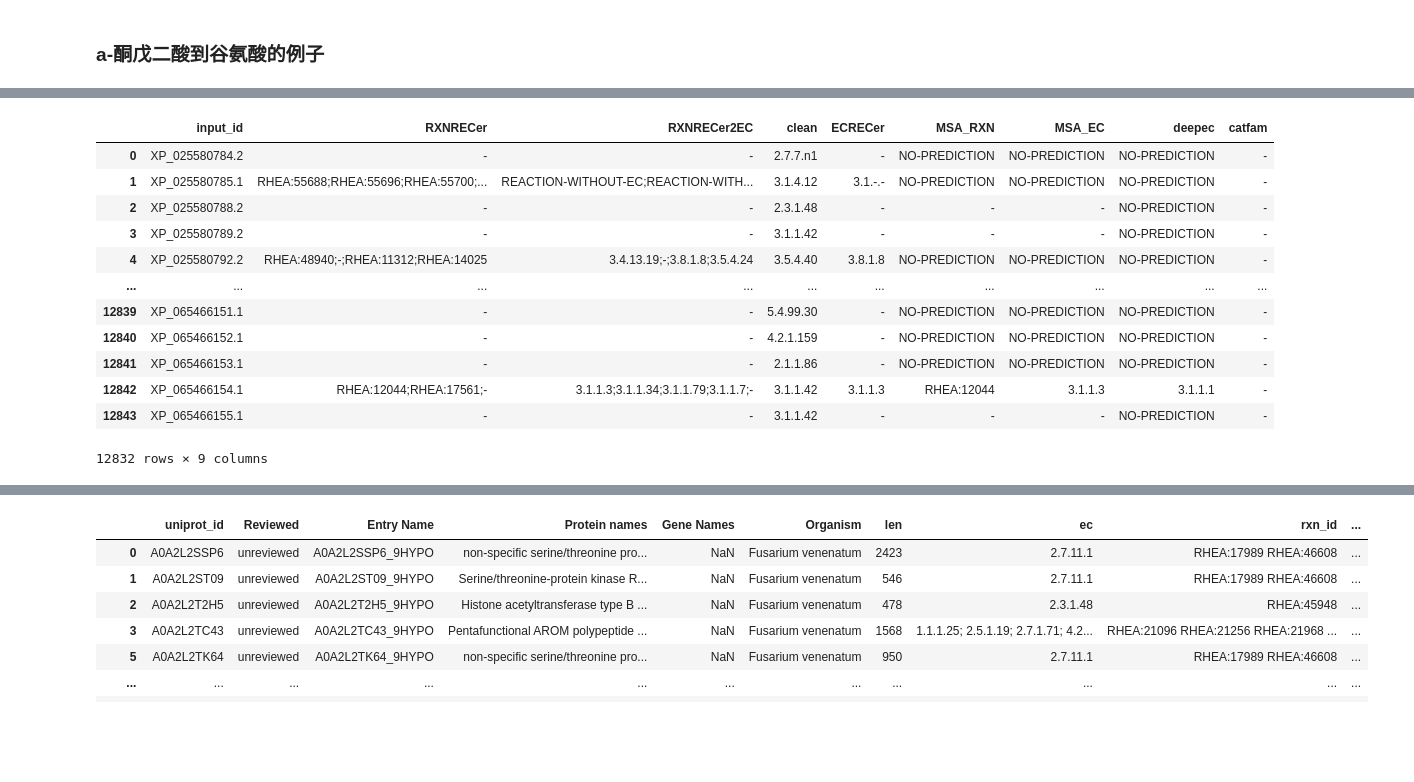
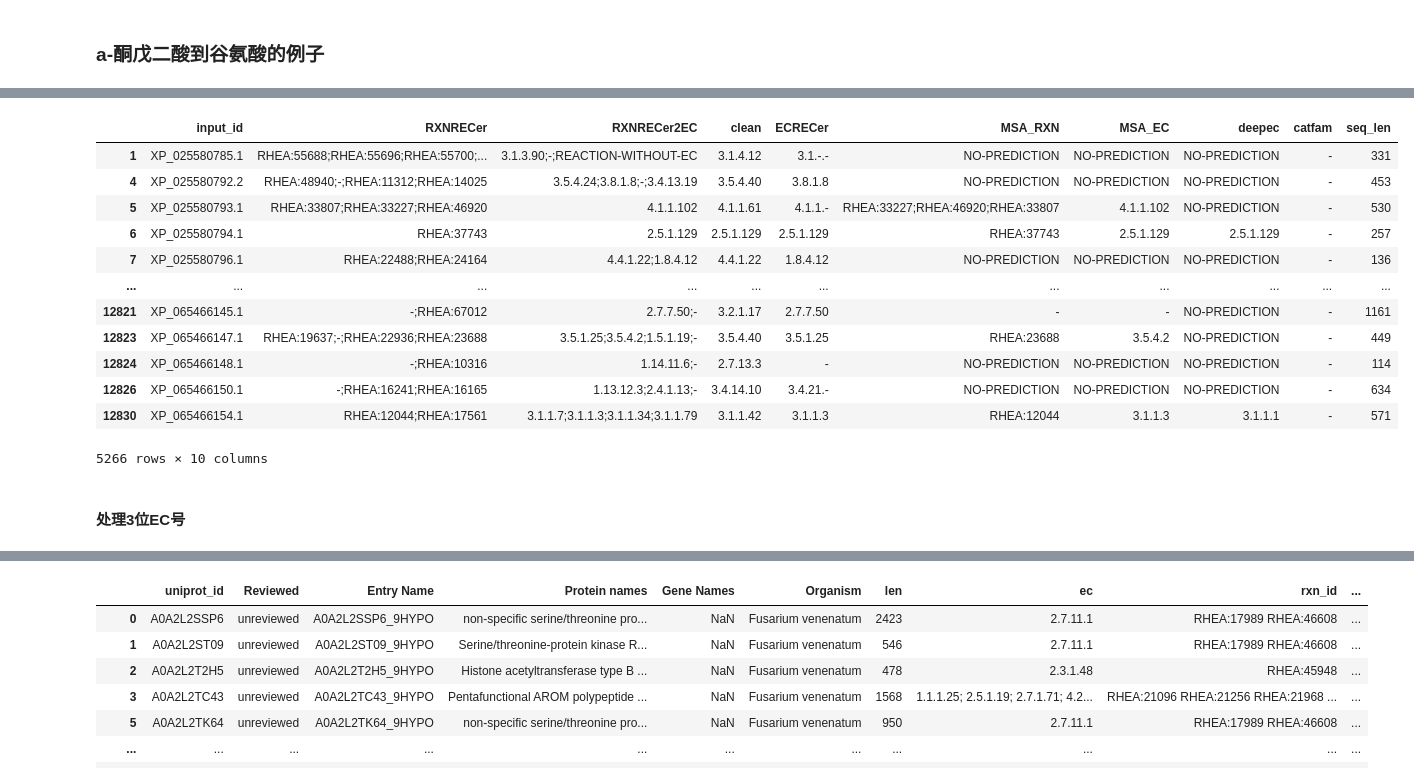
Before and after one commit to kingstdio/RXNRECer, a Jupyter notebook: case/fusarium_venenatum/fusarium.ipynb, the cells around one changed output, grey strips where cells are left out. Cells and saved outputs as stored; diff of their text form; code cells hidden in the pictures; blank space fills up the shorter version.

```diff
--- a/case/fusarium_venenatum/fusarium.ipynb
+++ b/case/fusarium_venenatum/fusarium.ipynb
@@ -65,6 +65,7 @@ find 12 duplicated sequences
 # drop duplicate sequences
 data_ncbi =data_ncbi.drop_duplicates(subset=['seq']).reset_index(drop=True)
 print(f"After drop duplicates get {len(data_ncbi)} sequences")
+data_ncbi['seq_len'] = data_ncbi['seq'].apply(len)
 data_ncbi.head(3)
 # %% [output]
 After drop duplicates get 12832 sequences
@@ -213,0 +136,34 @@ res.head(3)
+# %%
+# RXNRECer prediction for fusarium_venenatum
+res_rxnrecer = pd.read_feather(file_output_rxnrecer)
+res_rxnrecer.RXNRECer = res_rxnrecer.RXNRECer.apply(lambda x: x.rstrip(';-') if isinstance(x, str) and x.endswith(';-') else x) # 去掉结尾的;-
+dict_rhea2ec = btools.load_dict_rxn2ec()
+res_rxnrecer['RXNRECer2EC'] = res_rxnrecer.RXNRECer.apply(lambda x: btools.transRXN2EC(rxns=x, dict_rxn2ec=dict_rhea2ec))
+res_rxnrecer['RXNRECer2EC'] = res_rxnrecer.RXNRECer2EC.apply(lambda x: (cfg.SPLITER).join(set(x.split(cfg.SPLITER))))  # EC去重
+
+# Clean prediction for fusarium venenatum
+res_clean = pd.read_csv(file_output_clean, sep='\t')[['Entry','clean_pred_ec_maxsep']].rename(columns={'Entry': 'input_id', 'clean_pred_ec_maxsep':'clean'})
+res_clean.clean = res_clean.clean.apply(lambda x: x.split('/')[0].replace('EC:',''))
+
+# ECRECer prediction for fusarium venenatum
+res_ecrecer = pd.read_csv(file_output_ecrecer, sep='\t')[['input_id', 'dmlf_ec']].rename(columns={'dmlf_ec': 'ECRECer'})
+
+# MSA
+res_msa = pd.read_csv(file_output_msa, sep='\t')
+
+# DeepeEC
+res_deepEC = btools.load_deepec_resluts(filepath=file_out_deepec+'/DeepEC_Result.txt').rename(columns={'id':'input_id', 'ec_deepec':'deepec'})
+
+# CatFam
+res_catfam = btools.load_catfam_res(file_out_catfam).rename(columns={'id': 'input_id', 'ec_catfam':'catfam'})
+
+res = res_rxnrecer[['input_id', 'RXNRECer', 'RXNRECer2EC']].merge(res_clean, on='input_id', how='left'
+                                                        ).merge(res_ecrecer, on='input_id', how='left'
+                                                        ).merge(res_msa, on='input_id', how='left'
+                                                        ).merge(res_deepEC, on='input_id', how='left').fillna('NO-PREDICTION'
+                                                        ).merge(res_catfam, on='input_id', how='left')
+res = res[res.input_id.isin(data_ncbi.uniprot_id)]
+
+res = res.merge(data_ncbi[['uniprot_id','seq_len']].rename(columns={'uniprot_id':'input_id'}), on='input_id' ,how='left')
+
+res.head(3)
@@ -334,16 +299,16 @@ res[res.input_id=='XP_025581669.2']
 # %%
-res[res.clean!='-']
+res[res.RXNRECer!='-']
 # %% [output]
-|  | input_id | RXNRECer | RXNRECer2EC | clean | ECRECer | MSA_RXN | MSA_EC | deepec | catfam |
-| 0 | XP_025580784.2 | - | - | 2.7.7.n1 | - | NO-PREDICTION | NO-PREDICTION | NO-PREDICTION | - |
-| 1 | XP_025580785.1 | RHEA:55688;RHEA:55696;RHEA:55700;... | REACTION-WITHOUT-EC;REACTION-WITH... | 3.1.4.12 | 3.1.-.- | NO-PREDICTION | NO-PREDICTION | NO-PREDICTION | - |
-| 2 | XP_025580788.2 | - | - | 2.3.1.48 | - | - | - | NO-PREDICTION | - |
-| 3 | XP_025580789.2 | - | - | 3.1.1.42 | - | - | - | NO-PREDICTION | - |
-| 4 | XP_025580792.2 | RHEA:48940;-;RHEA:11312;RHEA:14025 | 3.4.13.19;-;3.8.1.8;3.5.4.24 | 3.5.4.40 | 3.8.1.8 | NO-PREDICTION | NO-PREDICTION | NO-PREDICTION | - |
-| ... | ... | ... | ... | ... | ... | ... | ... | ... | ... |
-| 12839 | XP_065466151.1 | - | - | 5.4.99.30 | - | NO-PREDICTION | NO-PREDICTION | NO-PREDICTION | - |
-| 12840 | XP_065466152.1 | - | - | 4.2.1.159 | - | NO-PREDICTION | NO-PREDICTION | NO-PREDICTION | - |
-| 12841 | XP_065466153.1 | - | - | 2.1.1.86 | - | NO-PREDICTION | NO-PREDICTION | NO-PREDICTION | - |
-| 12842 | XP_065466154.1 | RHEA:12044;RHEA:17561;- | 3.1.1.3;3.1.1.34;3.1.1.79;3.1.1.7;- | 3.1.1.42 | 3.1.1.3 | RHEA:12044 | 3.1.1.3 | 3.1.1.1 | - |
-| 12843 | XP_065466155.1 | - | - | 3.1.1.42 | - | - | - | NO-PREDICTION | - |
+|  | input_id | RXNRECer | RXNRECer2EC | clean | ECRECer | MSA_RXN | MSA_EC | deepec | catfam | seq_len |
+| 1 | XP_025580785.1 | RHEA:55688;RHEA:55696;RHEA:55700;... | 3.1.3.90;-;REACTION-WITHOUT-EC | 3.1.4.12 | 3.1.-.- | NO-PREDICTION | NO-PREDICTION | NO-PREDICTION | - | 331 |
+| 4 | XP_025580792.2 | RHEA:48940;-;RHEA:11312;RHEA:14025 | 3.5.4.24;3.8.1.8;-;3.4.13.19 | 3.5.4.40 | 3.8.1.8 | NO-PREDICTION | NO-PREDICTION | NO-PREDICTION | - | 453 |
+| 5 | XP_025580793.1 | RHEA:33807;RHEA:33227;RHEA:46920 | 4.1.1.102 | 4.1.1.61 | 4.1.1.- | RHEA:33227;RHEA:46920;RHEA:33807 | 4.1.1.102 | NO-PREDICTION | - | 530 |
+| 6 | XP_025580794.1 | RHEA:37743 | 2.5.1.129 | 2.5.1.129 | 2.5.1.129 | RHEA:37743 | 2.5.1.129 | 2.5.1.129 | - | 257 |
+| 7 | XP_025580796.1 | RHEA:22488;RHEA:24164 | 4.4.1.22;1.8.4.12 | 4.4.1.22 | 1.8.4.12 | NO-PREDICTION | NO-PREDICTION | NO-PREDICTION | - | 136 |
+| ... | ... | ... | ... | ... | ... | ... | ... | ... | ... | ... |
+| 12821 | XP_065466145.1 | -;RHEA:67012 | 2.7.7.50;- | 3.2.1.17 | 2.7.7.50 | - | - | NO-PREDICTION | - | 1161 |
+| 12823 | XP_065466147.1 | RHEA:19637;-;RHEA:22936;RHEA:23688 | 3.5.1.25;3.5.4.2;1.5.1.19;- | 3.5.4.40 | 3.5.1.25 | RHEA:23688 | 3.5.4.2 | NO-PREDICTION | - | 449 |
+| 12824 | XP_065466148.1 | -;RHEA:10316 | 1.14.11.6;- | 2.7.13.3 | - | NO-PREDICTION | NO-PREDICTION | NO-PREDICTION | - | 114 |
+| 12826 | XP_065466150.1 | -;RHEA:16241;RHEA:16165 | 1.13.12.3;2.4.1.13;- | 3.4.14.10 | 3.4.21.- | NO-PREDICTION | NO-PREDICTION | NO-PREDICTION | - | 634 |
+| 12830 | XP_065466154.1 | RHEA:12044;RHEA:17561 | 3.1.1.7;3.1.1.3;3.1.1.34;3.1.1.79 | 3.1.1.42 | 3.1.1.3 | RHEA:12044 | 3.1.1.3 | 3.1.1.1 | - | 571 |
-12832 rows × 9 columns
+5266 rows × 10 columns
@@ -349,0 +321,2 @@ res[res.clean!='-']
+# %% [markdown]
+#### 处理3位EC号
```
Also changed, not shown: parts of 37 cells of this notebook, 12 other files.
